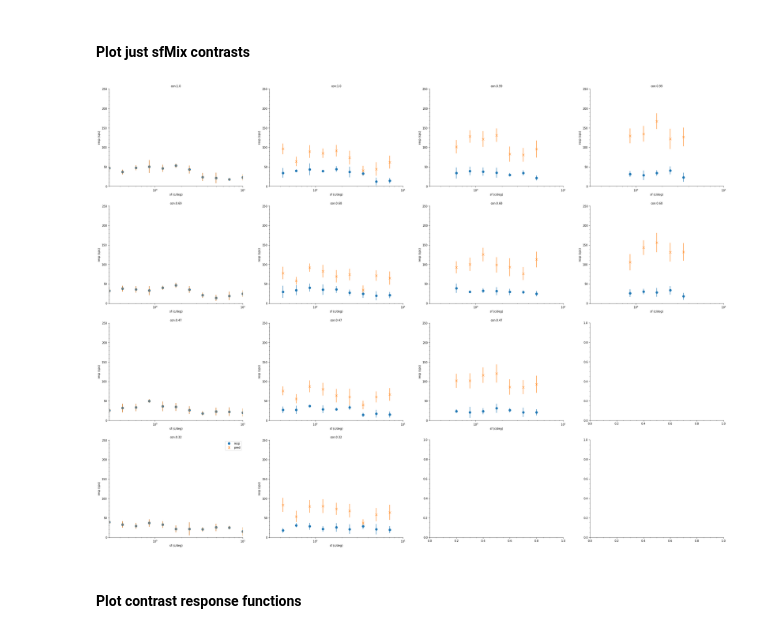
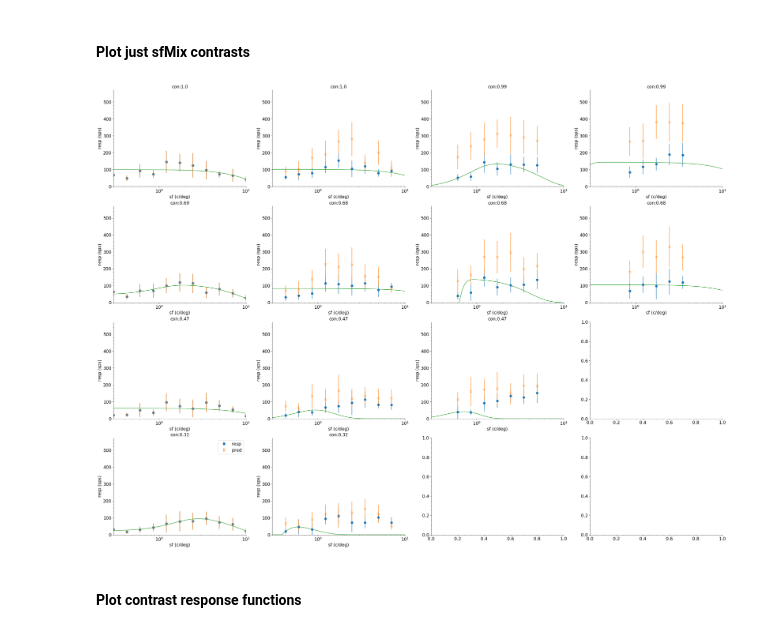
Before and after one commit to paul-levy/SF-diversity, a Jupyter notebook: plotting.ipynb, the cells around one changed output. Saved outputs shown, nothing was run; the diff lists cells and outputs as text; code cells hidden in the pictures.

```diff
--- a/plotting.ipynb
+++ b/plotting.ipynb
@@ -35,7 +35,9 @@ basePath = '/arc/2.2/p1/plevy/SF_diversity/sfDiv-OriModel/sfDiv-python/';
 ## edit
 expDir   = 'V1/';
 fullWaveform = 0;
-which_cell = 2; # which cell - index will be which_cell - 1
+which_cell = 5; # which cell - index will be which_cell - 1
+df_dogType = 1; # 0 - not DoG; 1 - Sach; 2 - Tony
+df_lossType = 3; # 1 - lsq; 2 - sqrt; 3 - poiss; 4 - sach
 
 ## now, let it run
 dataPath = basePath + expDir + 'structures/'
@@ -43,6 +45,14 @@ save_loc = basePath + expDir + 'figures/'
 
 dataList = np.load(dataPath + 'dataList.npy', encoding='latin1').item();
 expInd, expType = hf.get_exp_ind(dataPath, dataList['unitName'][which_cell-1])
+
+if df_dogType == 0:
+    df_suff = ''
+elif df_dogType == 1:
+    df_suff = 'sach'
+elif df_dogType == 2:
+    df_suff = 'tony'
+dfName = hf.descrFit_name(df_lossType, df_suff);
 # %%
 expInd, dataList['unitName'][which_cell-1], expType
 # %% [output]
@@ -130,7 +142,7 @@ rS_summary = np.reshape([np.sqrt(np.sum(np.square(x))) for x in respStd.flatten(
 #### Load descriptive model fits
 # %%
 try:
-    descrFits = np.load(dataPath + 'descrFits.npy', encoding = 'latin1').item();
+    descrFits = hf.np_smart_load(dataPath + dfName);
     descrFits = descrFits[which_cell-1]['params']; # just get this cell
 except:
     descrFits = None;
@@ -168,8 +180,13 @@ for d in range(nDisps):
                                       predStd[d, v_sfs, v_cons[c]], fmt='x', label='pred');
 
         # plot descriptive model fit
-#         curr_mod_params = descrFits[d, v_cons[c], :];
-        #dispAx[d][c_plt_ind].plot(sfs_plot, helper_fcns.flexible_Gauss(curr_mod_params, sfs_plot))
+        curr_mod_params = descrFits[d, v_cons[c], :];
+        if df_dogType == 0:
+            dispAx[d][c_plt_ind].plot(sfs_plot, hf.flexible_Gauss(*curr_mod_params, sfs_plot))
+        elif df_dogType == 1:
+            dispAx[d][c_plt_ind].plot(sfs_plot, hf.DoGsach(*curr_mod_params, sfs_plot)[0])
+        elif df_dogType == 2:
+            dispAx[d][c_plt_ind].plot(sfs_plot, hf.DiffOfGauss(*curr_mod_params, sfs_plot)[0])
 
         dispAx[d][c_plt_ind].set_xlim((min(all_sfs), max(all_sfs)));
         dispAx[d][c_plt_ind].set_ylim((0, 1.5*maxResp));
@@ -224,37 +241,41 @@ for d in range(nDisps):
         sfMixAx[c_plt_ind, d].set_title('con:' + str(np.round(all_cons[v_cons[c]], 2)))
         v_sfs = ~np.isnan(respMean[d, :, v_cons[c]]);
 
         # plot data
         sfMixAx[c_plt_ind, d].errorbar(all_sfs[v_sfs], respMean[d, v_sfs, v_cons[c]],
                                        respStd[d, v_sfs, v_cons[c]], fmt='o', label='resp');
 
         # plot linear prediction
         sfMixAx[c_plt_ind, d].errorbar(all_sfs[v_sfs], predMean[d, v_sfs, v_cons[c]],
                                       predStd[d, v_sfs, v_cons[c]], fmt='x', label='pred');
 
         # plot descriptive model fit
-        if plot_descr:
-            curr_mod_params = descrFits[d, v_cons[c], :];
-        #sfMixAx[c_plt_ind, d].plot(sfs_plot, helper_fcns.flexible_Gauss(curr_mod_params, sfs_plot))
+        curr_mod_params = descrFits[d, v_cons[c], :];
+        if df_dogType == 0:
+            sfMixAx[c_plt_ind, d].plot(sfs_plot, hf.flexible_Gauss(*curr_mod_params, sfs_plot))
+        elif df_dogType == 1:
+            sfMixAx[c_plt_ind, d].plot(sfs_plot, hf.DoGsach(*curr_mod_params, sfs_plot)[0])
+        elif df_dogType == 2:
+            sfMixAx[c_plt_ind, d].plot(sfs_plot, hf.DiffOfGauss(*curr_mod_params, sfs_plot)[0])
 
         sfMixAx[c_plt_ind, d].set_xlim((np.min(all_sfs), np.max(all_sfs)));
         sfMixAx[c_plt_ind, d].set_ylim((0, 1.5*maxResp));
         sfMixAx[c_plt_ind, d].set_xscale('log');
         sfMixAx[c_plt_ind, d].set_xlabel('sf (c/deg)');
         sfMixAx[c_plt_ind, d].set_ylabel('resp (sps)');
 
         if d == 0 and c == 0:
             sfMixAx[c_plt_ind, d].legend();
 
 saveName = "/cell_%d.pdf" % (which_cell)
 full_save = os.path.dirname(str(save_loc + 'sfMixOnly/'));
 if not os.path.exists(full_save):
     os.makedirs(full_save)
 pdfSv = pltSave.PdfPages(full_save + saveName);
 pdfSv.savefig(f) # only one figure here...
 pdfSv.close()
 # %% [output]
-[figure, old version]
+[figure, new version]
 # %% [markdown]
 #### Plot contrast response functions
 # %%
```
Also changed, not shown: parts of 4 cells of this notebook, 16 other files.
